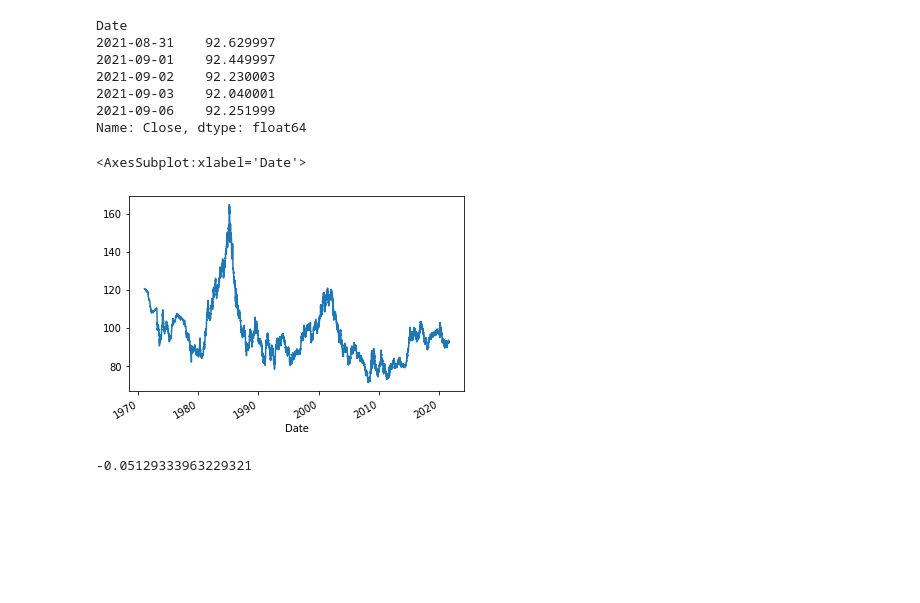
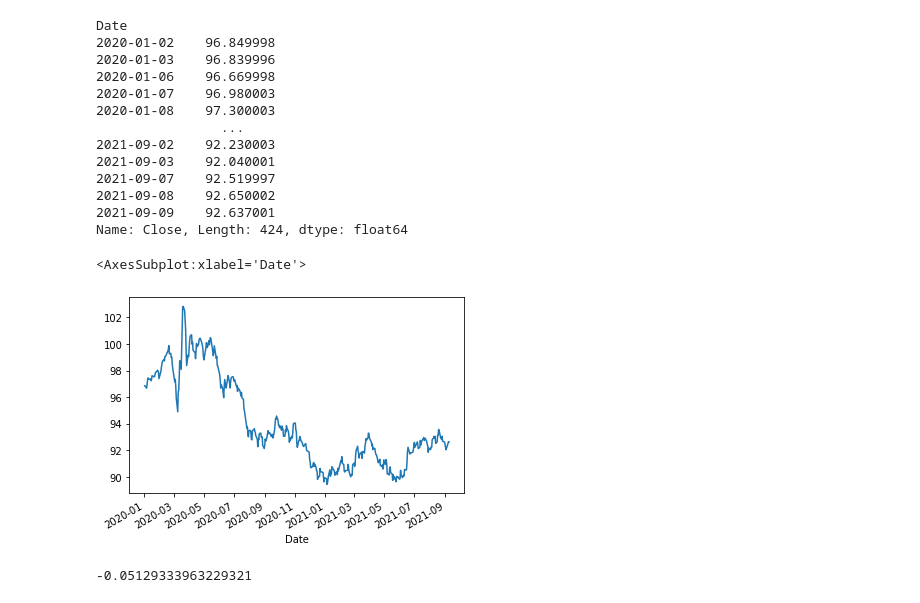
Before and after one commit to robertbasement/1D_CNN-for-time-series, a Jupyter notebook: Conv1d model for time series.ipynb, the cells around one changed output. Saved outputs shown, nothing was run; the diff lists cells and outputs as text; code cells hidden in the pictures; blank space fills up the shorter version.

```diff
--- a/Conv1d model for time series.ipynb
+++ b/Conv1d model for time series.ipynb
@@ -9,20 +10,26 @@ import yfinance as yf
 
 DX = yf.Ticker("DX-Y.NYB")
 raw_data = DX.history(period = 'max')['Close']
-raw_data.tail()
+raw_data.loc['2020'::]
 # %% [output]
 Date
-2021-08-31    92.629997
-2021-09-01    92.449997
+2020-01-02    96.849998
+2020-01-03    96.839996
+2020-01-06    96.669998
+2020-01-07    96.980003
+2020-01-08    97.300003
+                ...
 2021-09-02    92.230003
 2021-09-03    92.040001
-2021-09-06    92.251999
-Name: Close, dtype: float64
+2021-09-07    92.519997
+2021-09-08    92.650002
+2021-09-09    92.637001
+Name: Close, Length: 424, dtype: float64
 # %%
-raw_data.plot()
+raw_data.loc['2020'::].plot()
 # %% [output]
 <AxesSubplot:xlabel='Date'>
-[figure, old version]
+[figure, new version]
 # %%
 def log_return(series):
     return np.log(series).diff()
```
Also changed, not shown: parts of 38 cells of this notebook.
